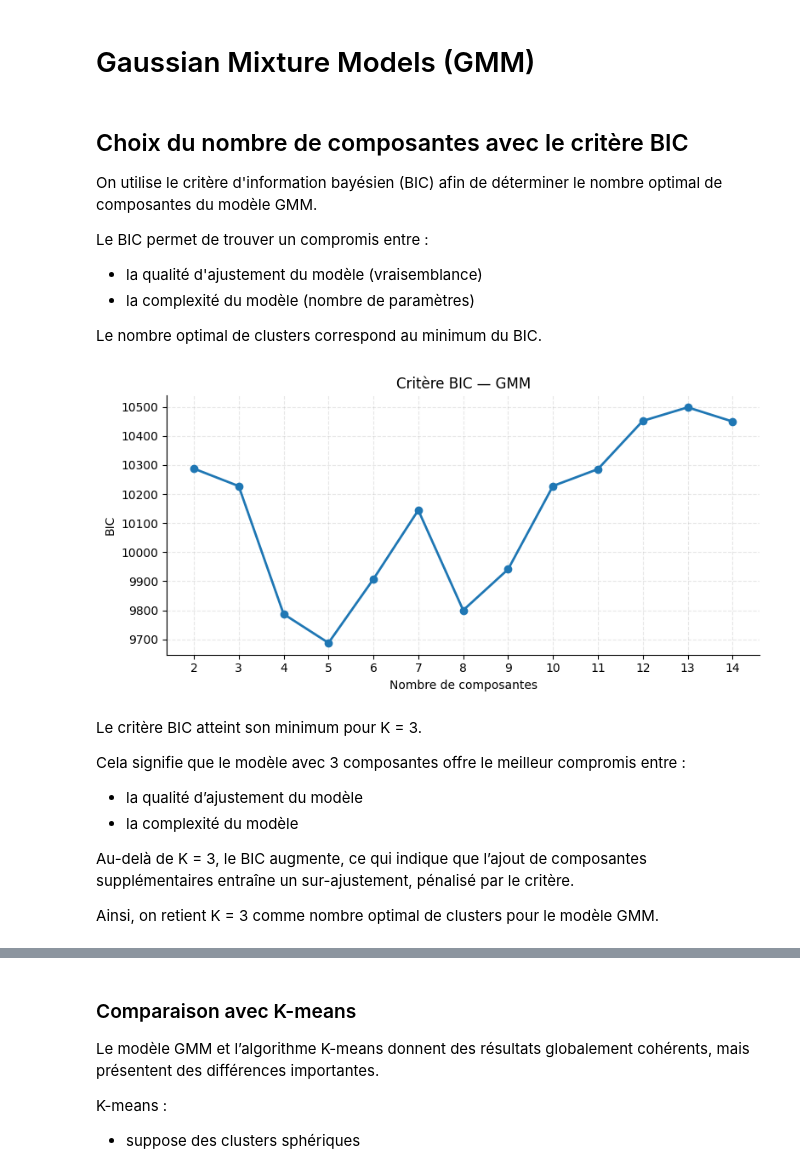
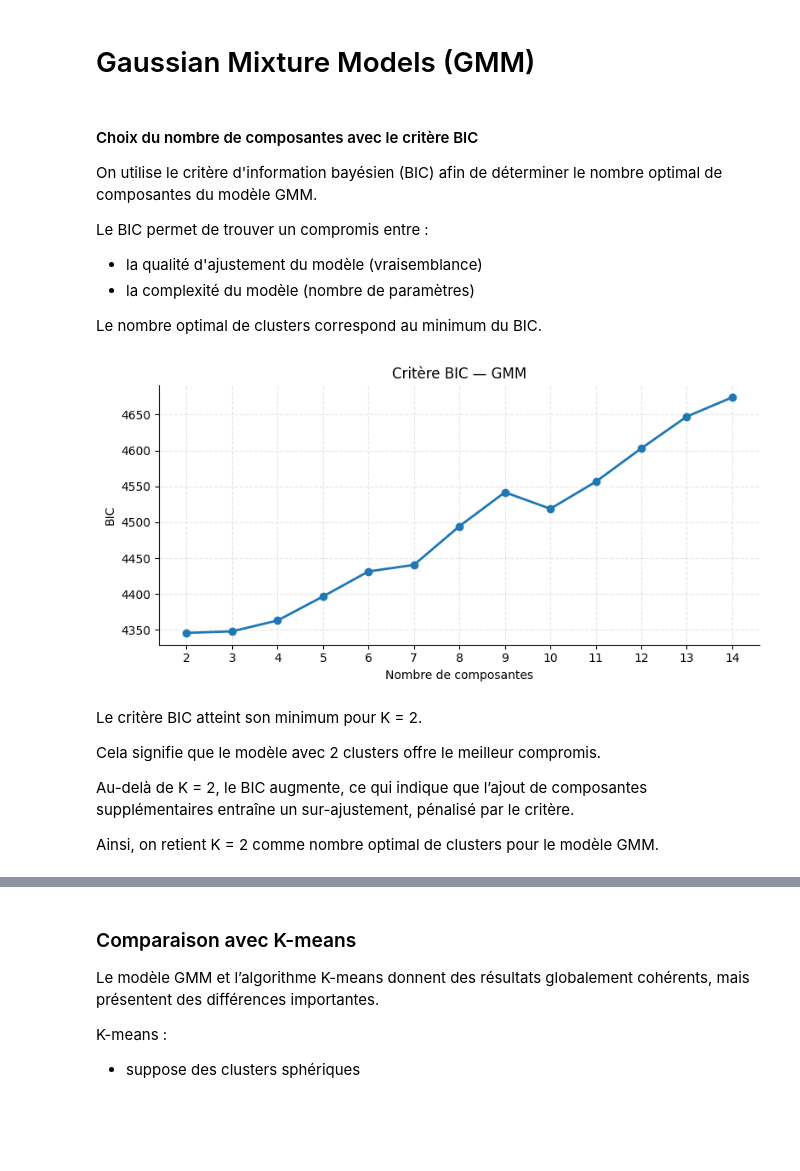
Before and after one commit to AhmedBousbih/Projet-analyse-de-donn-es, a Jupyter notebook: Projet_Analyse_de_données.ipynb, the cells around one changed output, grey strips where cells are left out. Cells and saved outputs as stored; diff of their text form; code cells hidden in the pictures; blank space fills up the shorter version.

```diff
--- a/Projet_Analyse_de_données.ipynb
+++ b/Projet_Analyse_de_données.ipynb
@@ -309,6 +309,8 @@ pca = pca.fit(X)
 # Projection des données
 projected = pca.transform(X)
 
+X_PCA= projected.iloc[:,:3] #on retient les 3 composantes principales
+
 print(f"Dimension initiale: {X.shape}")
 print(f"Dimension après projection: {projected.shape}\n")
 
@@ -459,14 +473,7 @@ D'après l'axe 3, les patients plus âgés ont tendance à consommer moins de ca
 # %%
 from sklearn.cluster import KMeans
 from sklearn.metrics import silhouette_score, silhouette_samples
-from sklearn.decomposition import PCA
-from sklearn.preprocessing import StandardScaler
 
-X_scaled = StandardScaler().fit_transform(df[quant_cols].dropna())
-
-# Espace de clustering = coordonnées ACP
-pca_kmeans = PCA()
-X_pca = pca_kmeans.fit_transform(X_scaled)
 
 # Choix de K
 inertias, silhouettes = [], []
@@ -475,9 +482,9 @@ k_range = range(2, 10)
 for k in k_range:
     km = KMeans(n_clusters=k, init='k-means++',
                 n_init='auto', max_iter=100, random_state=42)
-    labels = km.fit_predict(X_pca)
+    labels = km.fit_predict(X_PCA)
     inertias.append(km.inertia_)
-    silhouettes.append(silhouette_score(X_pca, labels))
+    silhouettes.append(silhouette_score(X_PCA, labels))
 
 fig, (ax1, ax2) = plt.subplots(1, 2, figsize=(13, 5))
 
@@ -514,9 +521,9 @@ K_FINAL = 2
 # Application du K-means final
 kmeans_final = KMeans(n_clusters=K_FINAL, init='k-means++',
                       n_init=50, max_iter=300, random_state=42)
-clusters = kmeans_final.fit_predict(X_pca)
+clusters = kmeans_final.fit_predict(X_PCA)
 
-sil = silhouette_score(X_pca, clusters)
+sil = silhouette_score(X_PCA, clusters)
 print(f"Score de silhouette final : {sil:.3f}")
 print(f"\nTaille des clusters :")
 unique, counts = np.unique(clusters, return_counts=True)
@@ -695,7 +707,7 @@ Nous retenons **K=3** pour la suite de l'analyse.
 # %% [markdown]
 # Gaussian Mixture Models (GMM)
 # %% [markdown]
-## Choix du nombre de composantes avec le critère BIC
+#### Choix du nombre de composantes avec le critère BIC
 
 On utilise le critère d'information bayésien (BIC) afin de déterminer le nombre optimal de composantes du modèle GMM.
 
@@ -707,40 +719,38 @@ Le nombre optimal de clusters correspond au minimum du BIC.
 # %%
 from sklearn.mixture import GaussianMixture
 from sklearn.metrics import silhouette_score
 
 k_max = 15
 
 bic = np.array([
     GaussianMixture(n_components=k, init_params="kmeans", n_init=3, random_state=0)
-    .fit(projected).bic(projected)
+    .fit(X_PCA).bic(X_PCA)
     for k in range(2, k_max)
 ])
 
 
 fig, ax = plt.subplots(figsize=(8, 4))
 
 ax.plot(range(2, k_max), bic, marker="o",
         linewidth=2, markersize=6)
 ax.set_xlabel("Nombre de composantes")
 ax.set_ylabel("BIC")
 ax.set_title("Critère BIC — GMM")
 ax.set_xticks(range(2, k_max))
 ax.spines[["top", "right"]].set_visible(False)
 ax.grid(True, linestyle="--", alpha=0.3)
 
 plt.tight_layout()
 plt.show()
 # %% [output]
-[figure, old version]
+[figure, new version]
 # %% [markdown]
 
 
-Le critère BIC atteint son minimum pour K = 3.
+Le critère BIC atteint son minimum pour K = 2.
 
-Cela signifie que le modèle avec 3 composantes offre le meilleur compromis entre :
-- la qualité d’ajustement du modèle
-- la complexité du modèle
+Cela signifie que le modèle avec 2 clusters offre le meilleur compromis.
 
-Au-delà de K = 3, le BIC augmente, ce qui indique que l’ajout de composantes supplémentaires entraîne un sur-ajustement, pénalisé par le critère.
+Au-delà de K = 2, le BIC augmente, ce qui indique que l’ajout de composantes supplémentaires entraîne un sur-ajustement, pénalisé par le critère.
 
-Ainsi, on retient K = 3 comme nombre optimal de clusters pour le modèle GMM.
+Ainsi, on retient K = 2 comme nombre optimal de clusters pour le modèle GMM.
```
Also changed, not shown: parts of 26 cells of this notebook.
